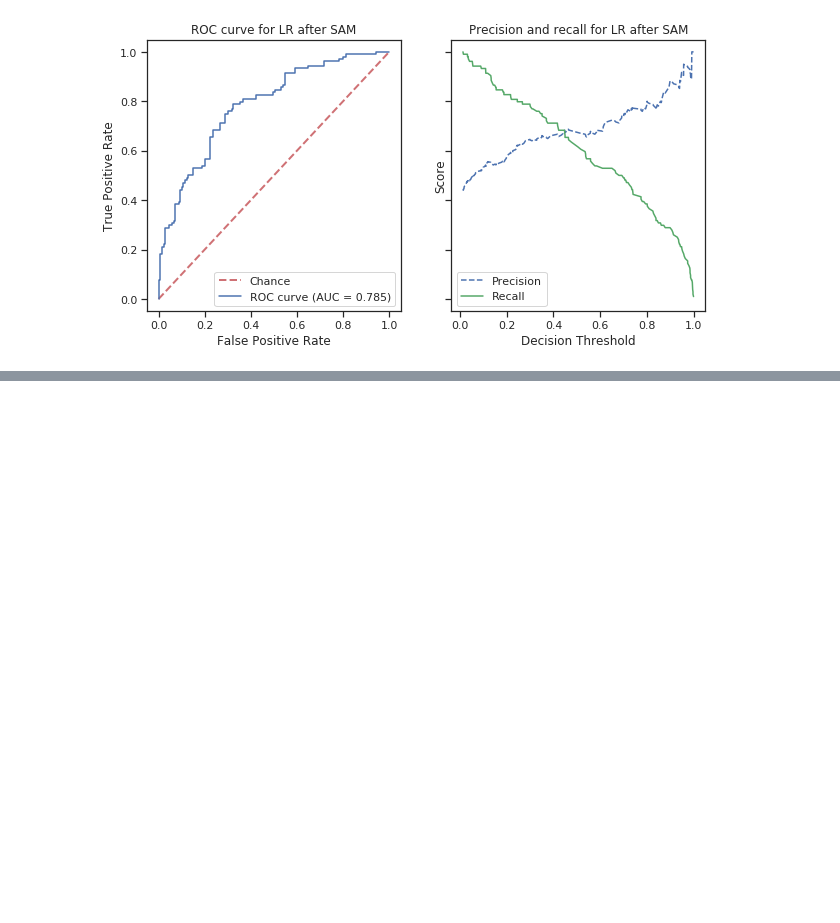
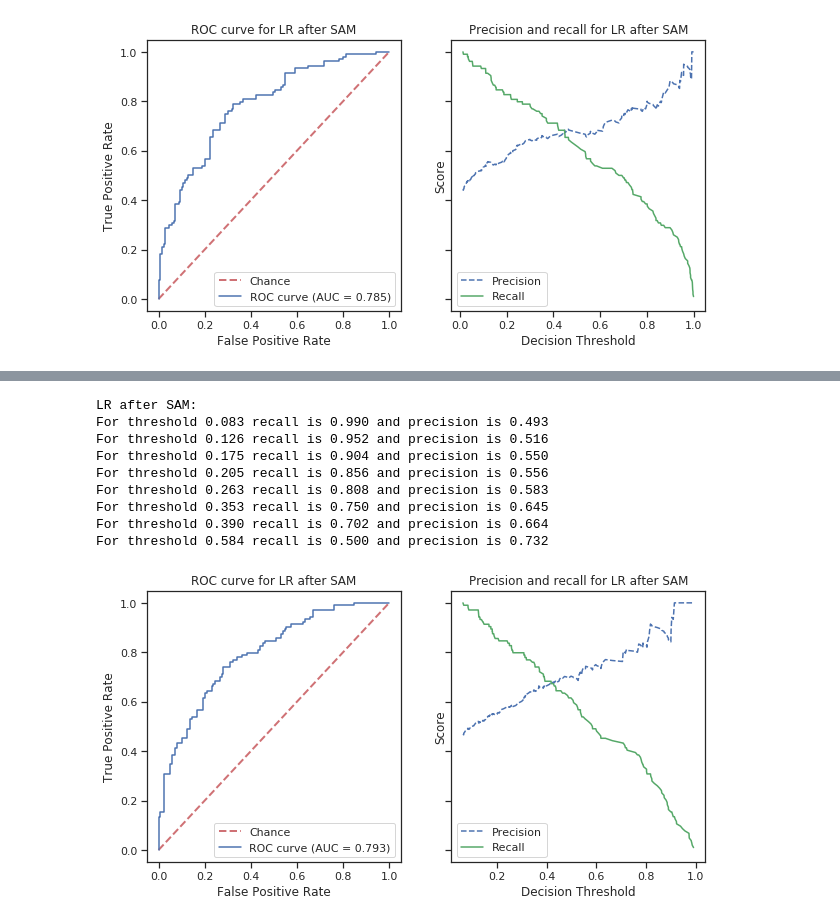
Before and after one commit to sjwilczynski/geneExpr, a Jupyter notebook: miscellaneous.ipynb, the cells around one changed output, grey strips where cells are left out. Cells and saved outputs as stored; diff of their text form; code cells hidden in the pictures; blank space fills up the shorter version.

```diff
--- a/miscellaneous.ipynb
+++ b/miscellaneous.ipynb
@@ -148,3 +148,7 @@ For threshold 0.351 recall is 0.750 and precision is 0.661
 For threshold 0.418 recall is 0.702 and precision is 0.664
 For threshold 0.693 recall is 0.500 and precision is 0.743
 [figure]
+# %%
+models_logit_sam = fit_dim_reduction_pipeline(SAMSelection(), {'filename' : ['sig_genes_1261.csv']}, X_train, y_train,
+                                              n_iter=n_iter, cv=cv, n_jobs=n_jobs, scoring=scoring)
+models_logit_sam = clf_print_scores(models_logit_sam, X_train, y_train, X_test, y_test)
@@ -150,0 +160,17 @@ For threshold 0.693 recall is 0.500 and precision is 0.743
+# %%
+fig, (ax1, ax2) = subplots(nrows=1, ncols=2, sharey=True, figsize=(10,5))
+plot_roc_curve(ax1, models_logit_sam, X_test, y_test, title='ROC curve for LR after SAM')
+y_scores = models_logit_sam.predict_proba(X_test)[:,1]
+plot_precision_recall_vs_threshold(ax2, y_test, y_scores, 'LR after SAM', requsted=[0.99, 0.95, 0.9, 0.85, 0.8, 0.75, 0.7, 0.5])
+show()
+# %% [output]
+LR after SAM:
+For threshold 0.083 recall is 0.990 and precision is 0.493
+For threshold 0.126 recall is 0.952 and precision is 0.516
+For threshold 0.175 recall is 0.904 and precision is 0.550
+For threshold 0.205 recall is 0.856 and precision is 0.556
+For threshold 0.263 recall is 0.808 and precision is 0.583
+For threshold 0.353 recall is 0.750 and precision is 0.645
+For threshold 0.390 recall is 0.702 and precision is 0.664
+For threshold 0.584 recall is 0.500 and precision is 0.732
+[figure, added]
```
Also changed, not shown: parts of 5 cells of this notebook, 1 other file.
